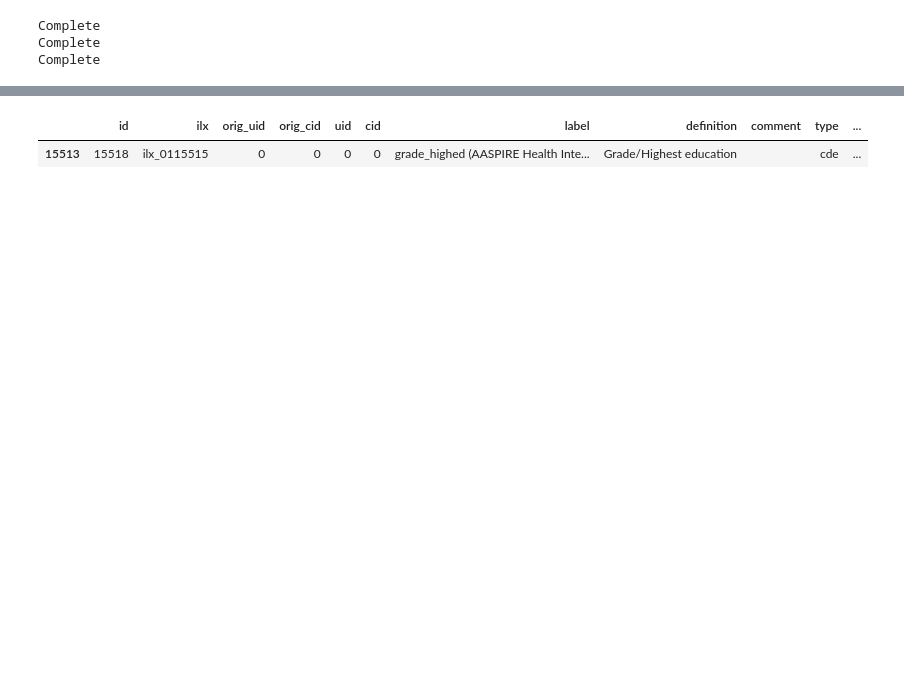
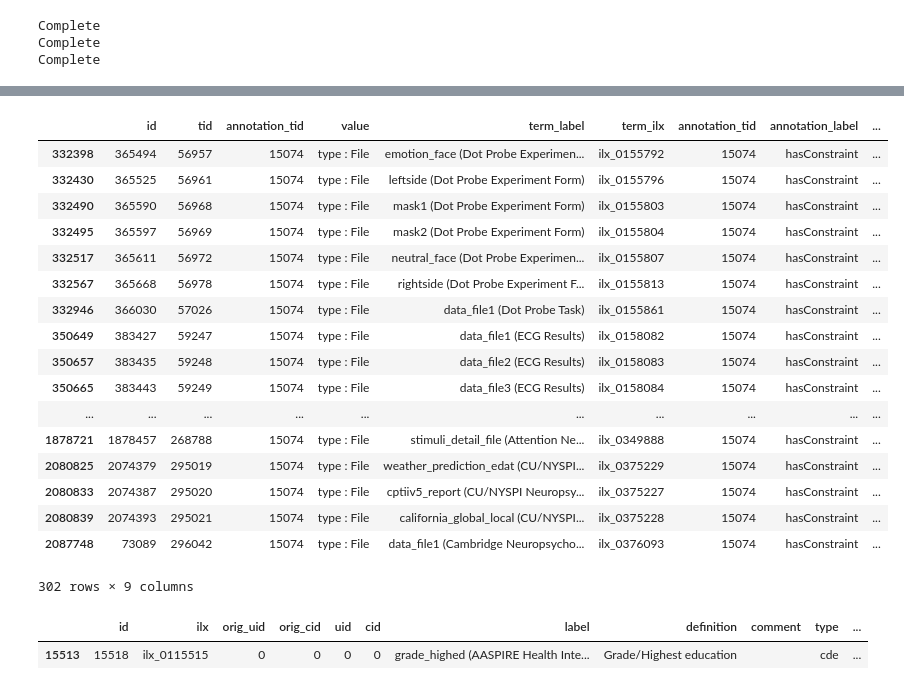
Before and after one commit to tgbugs/pyontutils, a Jupyter notebook: ilxutils/notebook-testing/NDA-annotations.ipynb, the cells around one changed output, grey strips where cells are left out. Cells and saved outputs as stored; diff of their text form; code cells hidden in the pictures; blank space fills up the shorter version.

```diff
--- a/ilxutils/notebook-testing/NDA-annotations.ipynb
+++ b/ilxutils/notebook-testing/NDA-annotations.ipynb
@@ -76,3 +95,24 @@ annos[annos.id == 6908]
+# %%
+annos[annos.value.str.contains('type : File')]
+# %% [output]
+|  | id | tid | annotation_tid | value | term_label | term_ilx | annotation_tid | annotation_label | ... |
+| 332398 | 365494 | 56957 | 15074 | type : File | emotion_face (Dot Probe Experimen... | ilx_0155792 | 15074 | hasConstraint | ... |
+| 332430 | 365525 | 56961 | 15074 | type : File | leftside (Dot Probe Experiment Form) | ilx_0155796 | 15074 | hasConstraint | ... |
+| 332490 | 365590 | 56968 | 15074 | type : File | mask1 (Dot Probe Experiment Form) | ilx_0155803 | 15074 | hasConstraint | ... |
+| 332495 | 365597 | 56969 | 15074 | type : File | mask2 (Dot Probe Experiment Form) | ilx_0155804 | 15074 | hasConstraint | ... |
+| 332517 | 365611 | 56972 | 15074 | type : File | neutral_face (Dot Probe Experimen... | ilx_0155807 | 15074 | hasConstraint | ... |
+| 332567 | 365668 | 56978 | 15074 | type : File | rightside (Dot Probe Experiment F... | ilx_0155813 | 15074 | hasConstraint | ... |
+| 332946 | 366030 | 57026 | 15074 | type : File | data_file1 (Dot Probe Task) | ilx_0155861 | 15074 | hasConstraint | ... |
+| 350649 | 383427 | 59247 | 15074 | type : File | data_file1 (ECG Results) | ilx_0158082 | 15074 | hasConstraint | ... |
+| 350657 | 383435 | 59248 | 15074 | type : File | data_file2 (ECG Results) | ilx_0158083 | 15074 | hasConstraint | ... |
+| 350665 | 383443 | 59249 | 15074 | type : File | data_file3 (ECG Results) | ilx_0158084 | 15074 | hasConstraint | ... |
+| ... | ... | ... | ... | ... | ... | ... | ... | ... | ... |
+| 1878721 | 1878457 | 268788 | 15074 | type : File | stimuli_detail_file (Attention Ne... | ilx_0349888 | 15074 | hasConstraint | ... |
+| 2080825 | 2074379 | 295019 | 15074 | type : File | weather_prediction_edat (CU/NYSPI... | ilx_0375229 | 15074 | hasConstraint | ... |
+| 2080833 | 2074387 | 295020 | 15074 | type : File | cptiiv5_report (CU/NYSPI Neuropsy... | ilx_0375227 | 15074 | hasConstraint | ... |
+| 2080839 | 2074393 | 295021 | 15074 | type : File | california_global_local (CU/NYSPI... | ilx_0375228 | 15074 | hasConstraint | ... |
+| 2087748 | 73089 | 296042 | 15074 | type : File | data_file1 (Cambridge Neuropsycho... | ilx_0376093 | 15074 | hasConstraint | ... |
+302 rows × 9 columns
 # %%
 terms[terms.label == 'grade_highed (AASPIRE Health Integration)']
 # %% [output]
```
Also changed, not shown: parts of 18 cells of this notebook, 14 other files.
